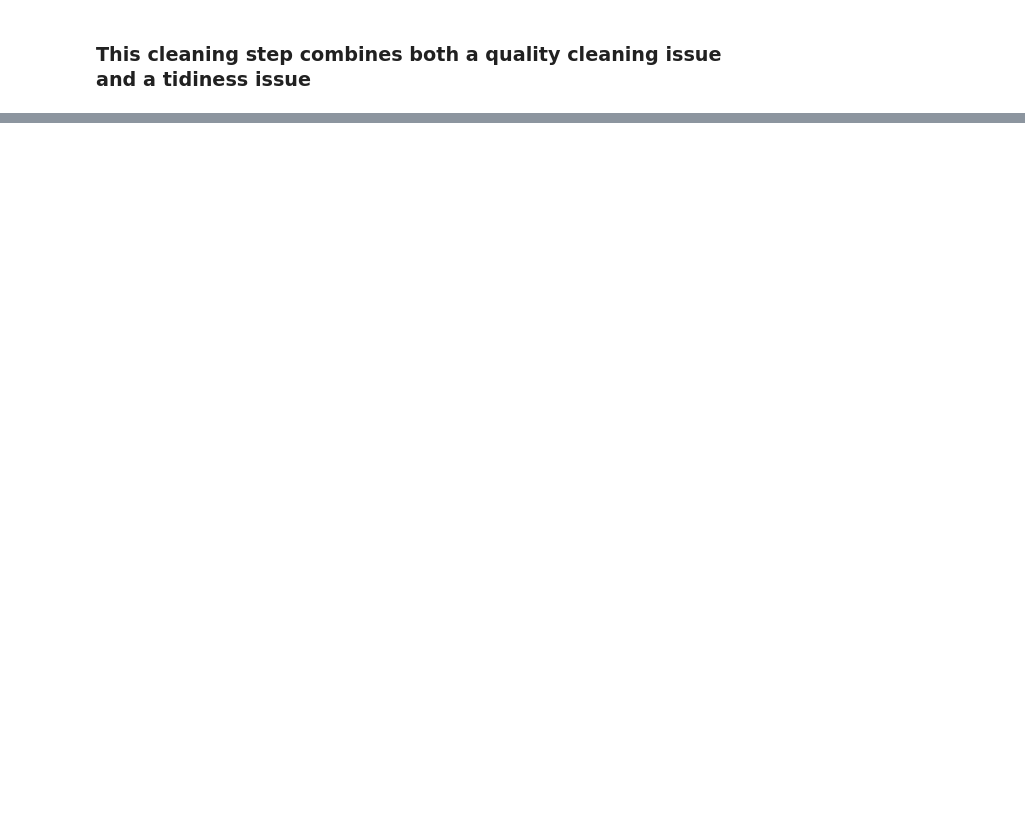
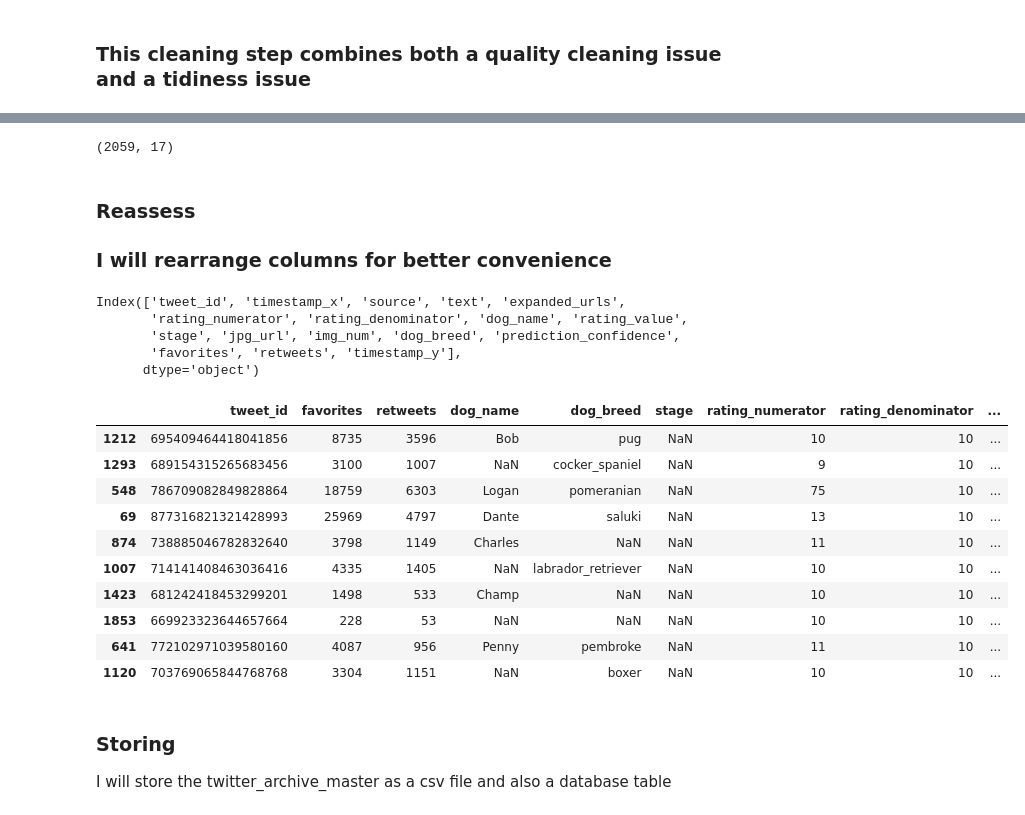
Before and after one commit to CherifArsanious/wrangle-and-analyze-data-project, a Jupyter notebook: wrangle_act.ipynb, the cells around one changed output, grey strips where cells are left out. Cells and saved outputs as stored; diff of their text form; code cells hidden in the pictures; blank space fills up the shorter version.

```diff
--- a/wrangle_act.ipynb
+++ b/wrangle_act.ipynb
@@ -761,0 +799,3 @@ doggo, floofer, pupper, puppo should be stacked in one column
+# %%
+twitter_archive_clean['rating_value']=twitter_archive_clean['rating_numerator']/twitter_archive_clean['rating_denominator']
+twitter_archive_clean['rating_value'].sample(5)
@@ -789,0 +858,4 @@ twitter_archive_clean['stage'] = twitter_archive_clean['stage'].replace('', np.n
+# %%
+twitter_archive_master=pd.merge(left=twitter_archive_clean,right=image_prediction_clean,on='tweet_id')
+# %%
+twitter_archive_master=pd.merge(left=twitter_archive_master,right=ret_fav_count_clean, on='tweet_id')
@@ -789,0 +876,33 @@ twitter_archive_clean['stage'] = twitter_archive_clean['stage'].replace('', np.n
+# %%
+twitter_archive_master.shape
+# %% [output]
+(2059, 17)
+# %% [markdown]
+### Reassess
+### I will rearrange columns for better convenience
+# %%
+twitter_archive_master.columns
+# %% [output]
+Index(['tweet_id', 'timestamp_x', 'source', 'text', 'expanded_urls',
+       'rating_numerator', 'rating_denominator', 'dog_name', 'rating_value',
+       'stage', 'jpg_url', 'img_num', 'dog_breed', 'prediction_confidence',
+       'favorites', 'retweets', 'timestamp_y'],
+      dtype='object')
+# %%
+twitter_archive_master=twitter_archive_master[['tweet_id','favorites', 'retweets','dog_name','dog_breed','stage','rating_numerator', 'rating_denominator','rating_value', 'source', 'text', 'expanded_urls', 'jpg_url', 'img_num', 'prediction_confidence', 'timestamp_y','timestamp_x']]
+twitter_archive_master.sample(10)
+# %% [output]
+|  | tweet_id | favorites | retweets | dog_name | dog_breed | stage | rating_numerator | rating_denominator | ... |
+| 1212 | 695409464418041856 | 8735 | 3596 | Bob | pug | NaN | 10 | 10 | ... |
+| 1293 | 689154315265683456 | 3100 | 1007 | NaN | cocker_spaniel | NaN | 9 | 10 | ... |
+| 548 | 786709082849828864 | 18759 | 6303 | Logan | pomeranian | NaN | 75 | 10 | ... |
+| 69 | 877316821321428993 | 25969 | 4797 | Dante | saluki | NaN | 13 | 10 | ... |
+| 874 | 738885046782832640 | 3798 | 1149 | Charles | NaN | NaN | 11 | 10 | ... |
+| 1007 | 714141408463036416 | 4335 | 1405 | NaN | labrador_retriever | NaN | 10 | 10 | ... |
+| 1423 | 681242418453299201 | 1498 | 533 | Champ | NaN | NaN | 10 | 10 | ... |
+| 1853 | 669923323644657664 | 228 | 53 | NaN | NaN | NaN | 10 | 10 | ... |
+| 641 | 772102971039580160 | 4087 | 956 | Penny | pembroke | NaN | 11 | 10 | ... |
+| 1120 | 703769065844768768 | 3304 | 1151 | NaN | boxer | NaN | 10 | 10 | ... |
+# %% [markdown]
+### Storing
+I will store the twitter_archive_master as a csv file and also a database table
```
Also changed, not shown: parts of 18 cells of this notebook.
